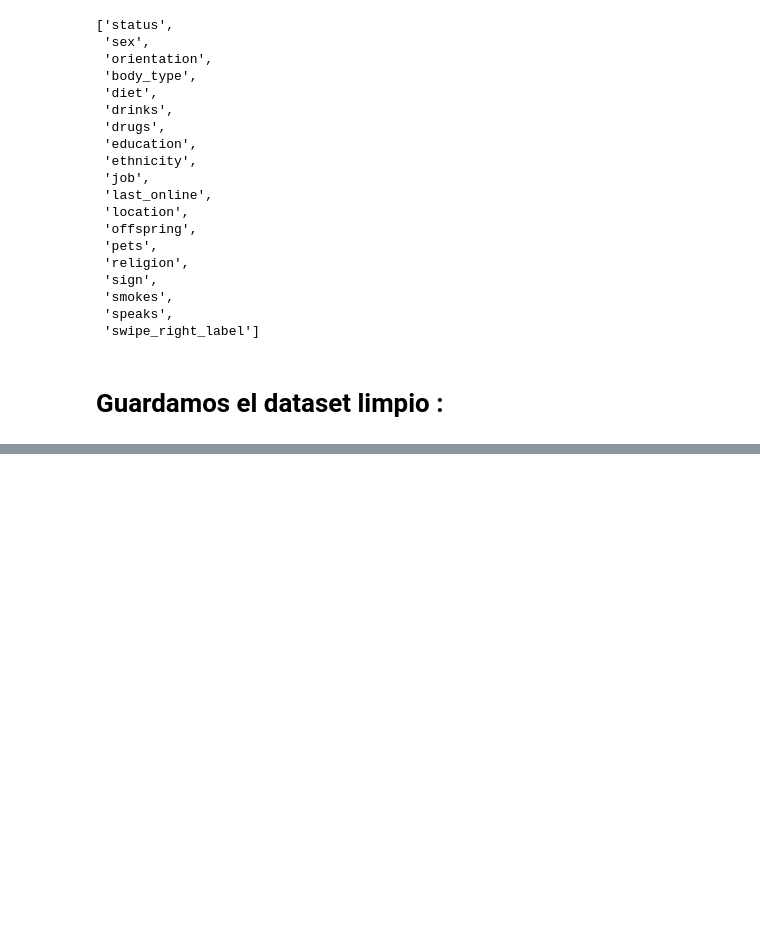
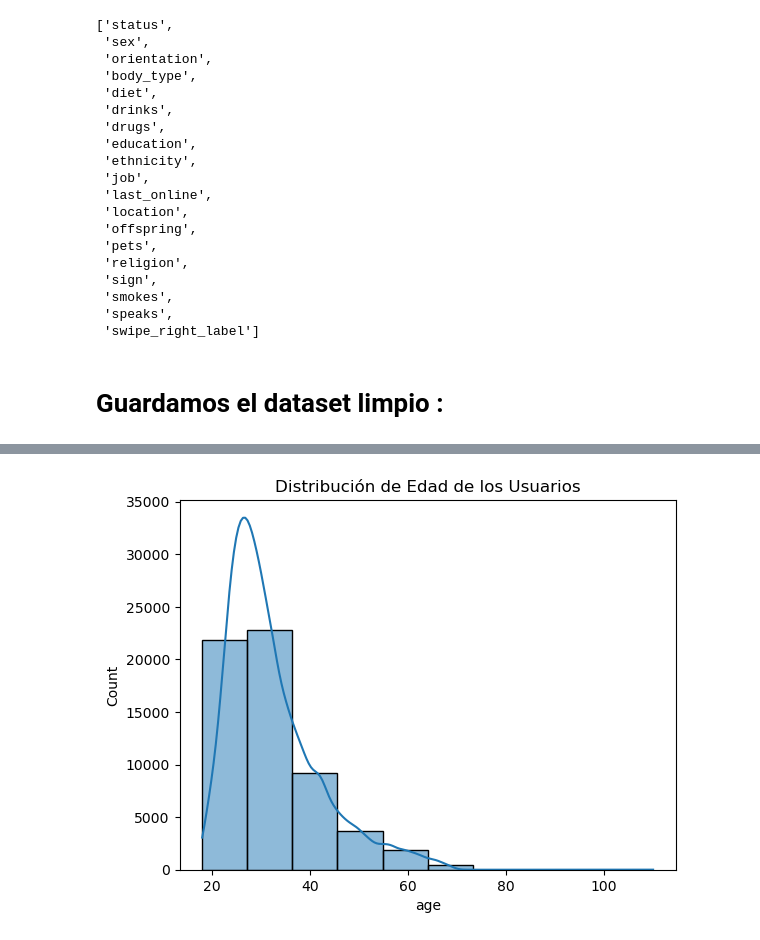
Before and after one commit to Isabel-GM/Ana-Isa, a Jupyter notebook: Analisis OkCupid.ipynb, the cells around one changed output, grey strips where cells are left out. Drawn from its saved outputs; the diff is of its cells as text; code cells hidden in the pictures; blank space fills up the shorter version.

```diff
--- a/Analisis OkCupid.ipynb
+++ b/Analisis OkCupid.ipynb
@@ -822,0 +823,4 @@ df.to_csv("okcupid_limpio_final.csv", index=False)
+# %%
+df_limpio = pd.read_csv("okcupid_limpio_final.csv")
+
+df_limpio.head()
@@ -822,0 +834,8 @@ df.to_csv("okcupid_limpio_final.csv", index=False)
+# %%
+#¿Cómo se distribuyen los usuarios por edad?
+
+sns.histplot(data=df_limpio, x='age', bins=10, kde=True)
+plt.title('Distribución de Edad de los Usuarios')
+plt.show()
+# %% [output]
+[figure, added]
```
Also changed, not shown: parts of 13 cells of this notebook.
